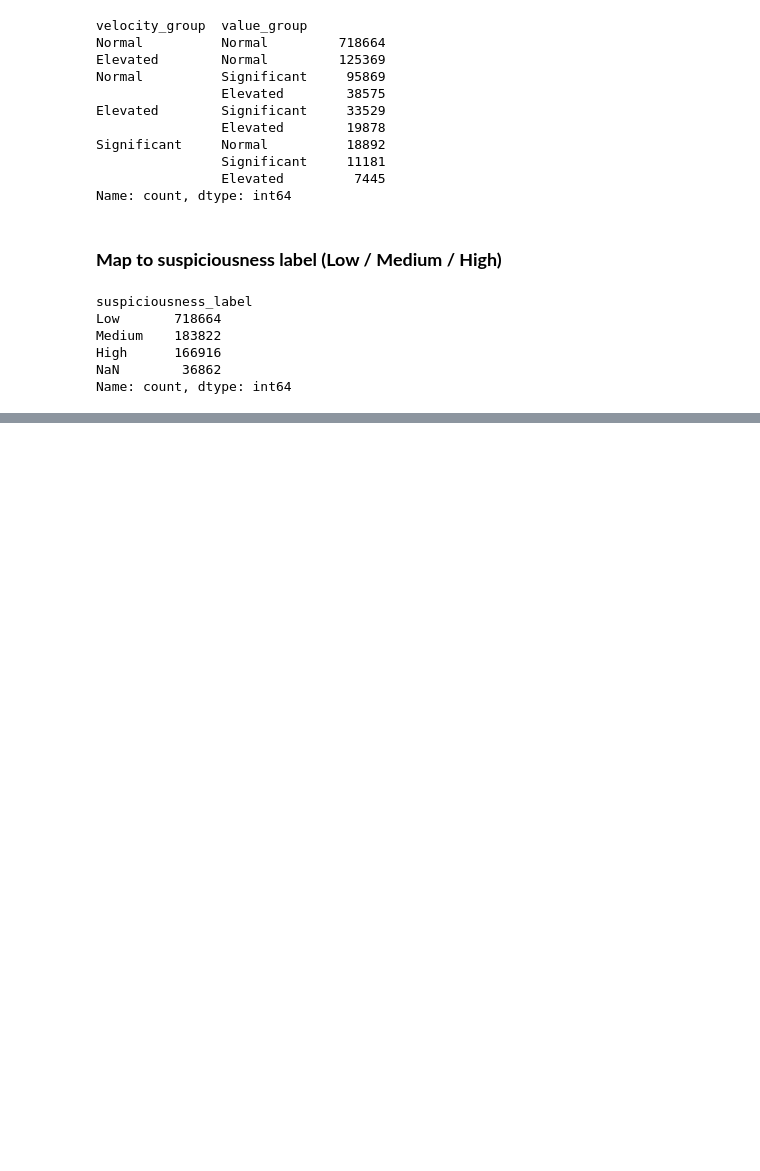
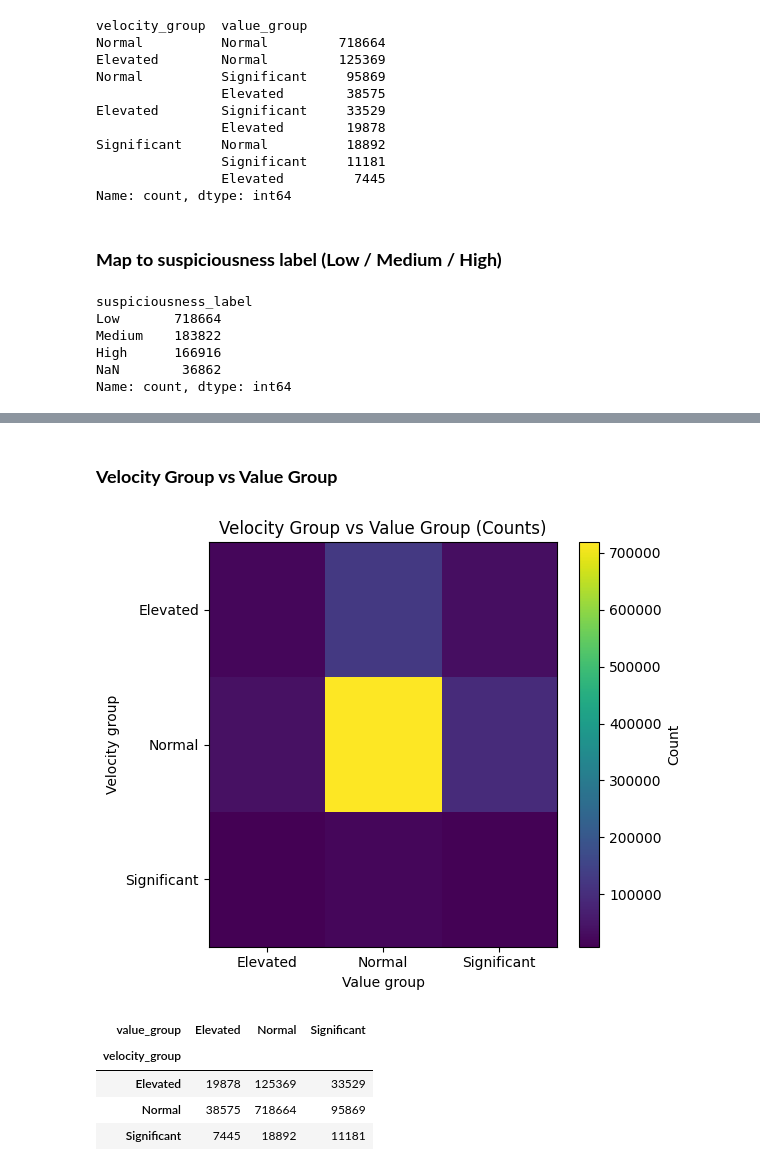
Before and after one commit to dphir/thesis-sdg, a Jupyter notebook: simulation_update.ipynb, the cells around one changed output, grey strips where cells are left out. Saved outputs shown, nothing was run; the diff lists cells and outputs as text; code cells hidden in the pictures; blank space fills up the shorter version.

```diff
--- a/simulation_update.ipynb
+++ b/simulation_update.ipynb
@@ -2022,0 +1991,24 @@ transactions_labeled.head()
+# %% [markdown]
+### **Velocity Group vs Value Group**
+# %%
+ct = pd.crosstab(customer_day["velocity_group"], customer_day["value_group"])
+
+plt.figure(figsize=(6,5))
+plt.imshow(ct, aspect="auto")
+plt.xticks(range(len(ct.columns)), ct.columns)
+plt.yticks(range(len(ct.index)), ct.index)
+plt.title("Velocity Group vs Value Group (Counts)")
+plt.xlabel("Value group")
+plt.ylabel("Velocity group")
+plt.colorbar(label="Count")
+plt.tight_layout()
+plt.show()
+
+ct
+# %% [output]
+[figure, added]
+| value_group | Elevated | Normal | Significant |
+| velocity_group |  |  |  |
+| Elevated | 19878 | 125369 | 33529 |
+| Normal | 38575 | 718664 | 95869 |
+| Significant | 7445 | 18892 | 11181 |
```
Also changed, not shown: parts of 9 cells of this notebook.
